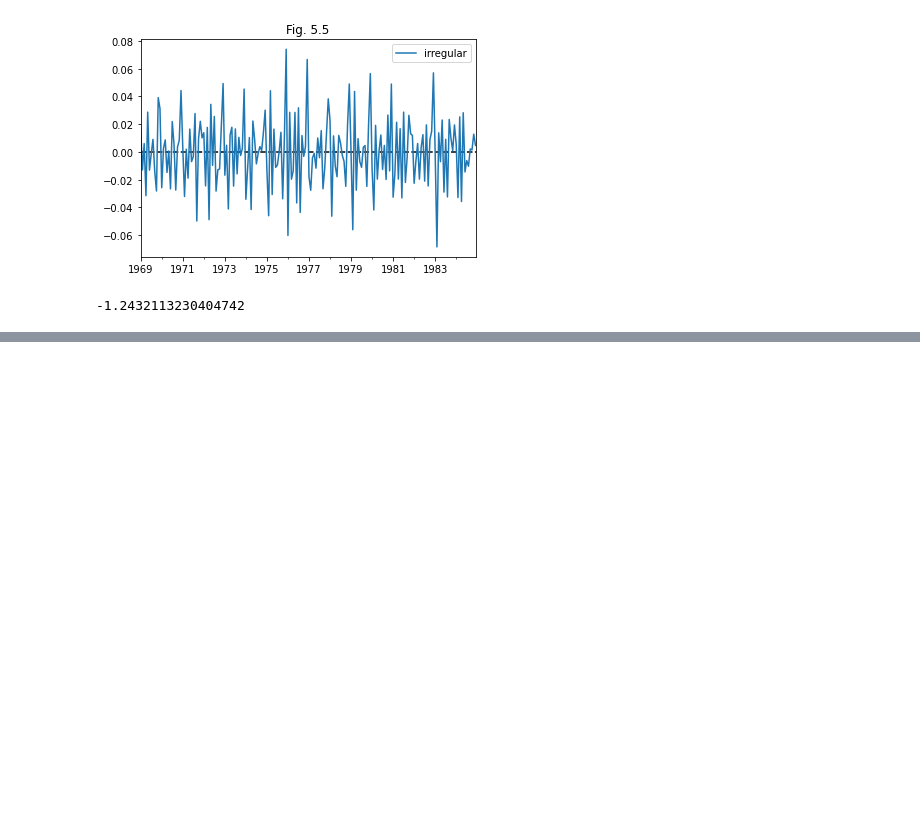
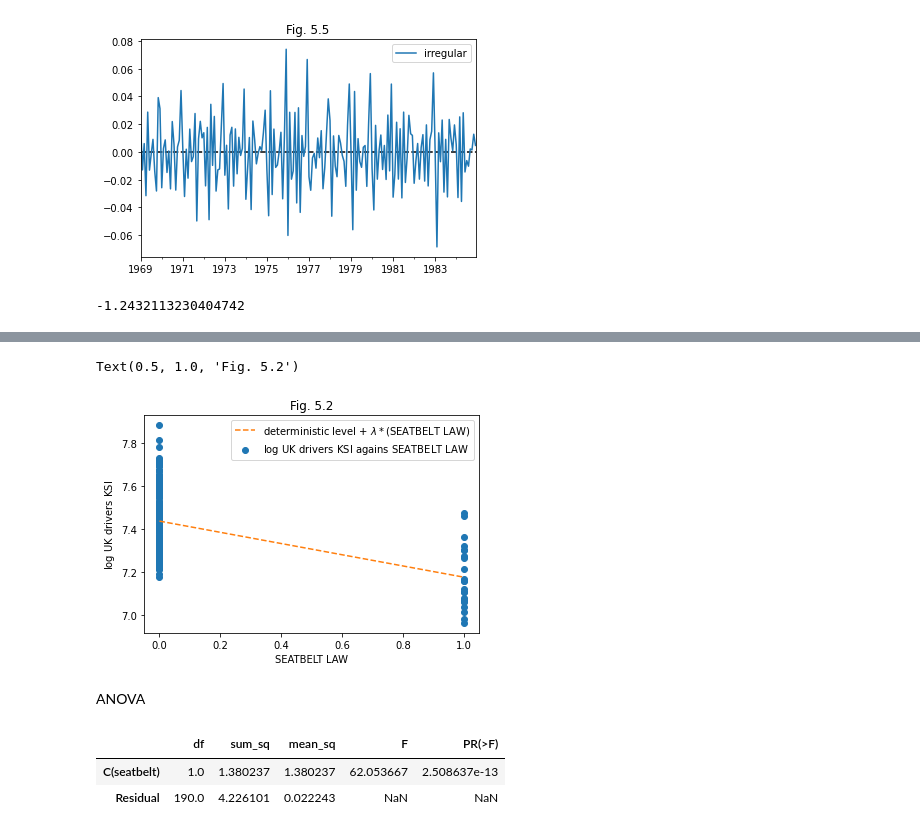
Before and after one commit to tatamiya/state_space_model_notebooks, a Jupyter notebook: statsmodels/CommandeurKoopman2007.ipynb, the cells around one changed output, grey strips where cells are left out. Cells and saved outputs as stored; diff of their text form; code cells hidden in the pictures; blank space fills up the shorter version.

```diff
--- a/statsmodels/CommandeurKoopman2007.ipynb
+++ b/statsmodels/CommandeurKoopman2007.ipynb
@@ -1375,0 +1495,13 @@ llevel_exog_results.aic / llevel_exog_results.nobs
+# %%
+fig, ax = plt.subplots()
+ax.scatter(dummy_var_seatbelt, df_ukdrivers['log_drivers'], label='$\\log$ UK drivers KSI agains SEATBELT LAW')
+ax.plot(dummy_var_seatbelt, dconst_intervention_smoothed, linestyle='dashed', color='tab:orange', label='deterministic level + $\\lambda *$(SEATBELT LAW)')
+ax.legend()
+ax.set_xlabel('SEATBELT LAW')
+ax.set_ylabel('$\\log$ UK drivers KSI')
+ax.set_title('Fig. 5.2')
+# %% [output]
+Text(0.5, 1.0, 'Fig. 5.2')
+[figure, added]
+# %% [markdown]
+ANOVA
@@ -1375,0 +1514,6 @@ llevel_exog_results.aic / llevel_exog_results.nobs
+# %%
+sm.stats.anova_lm(result_lm)
+# %% [output]
+|  | df | sum_sq | mean_sq | F | PR(>F) |
+| C(seatbelt) | 1.0 | 1.380237 | 1.380237 | 62.053667 | 2.508637e-13 |
+| Residual | 190.0 | 4.226101 | 0.022243 | NaN | NaN |
```
Also changed, not shown: parts of 41 cells of this notebook.
